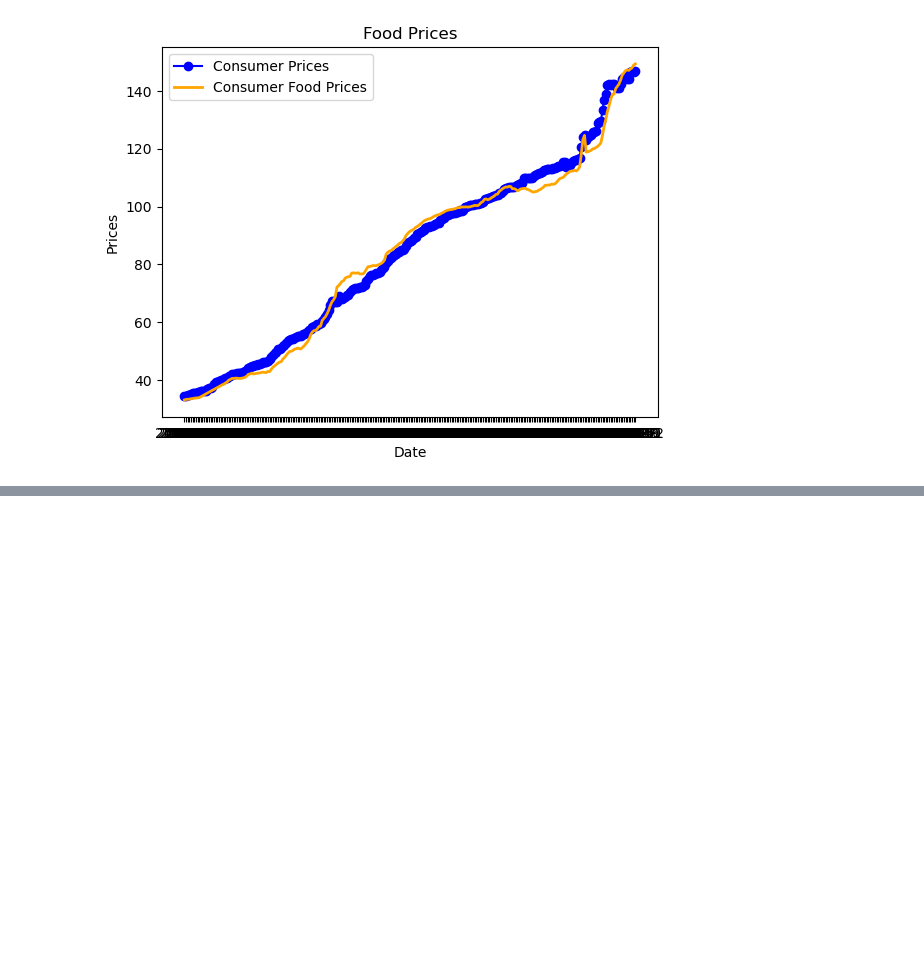
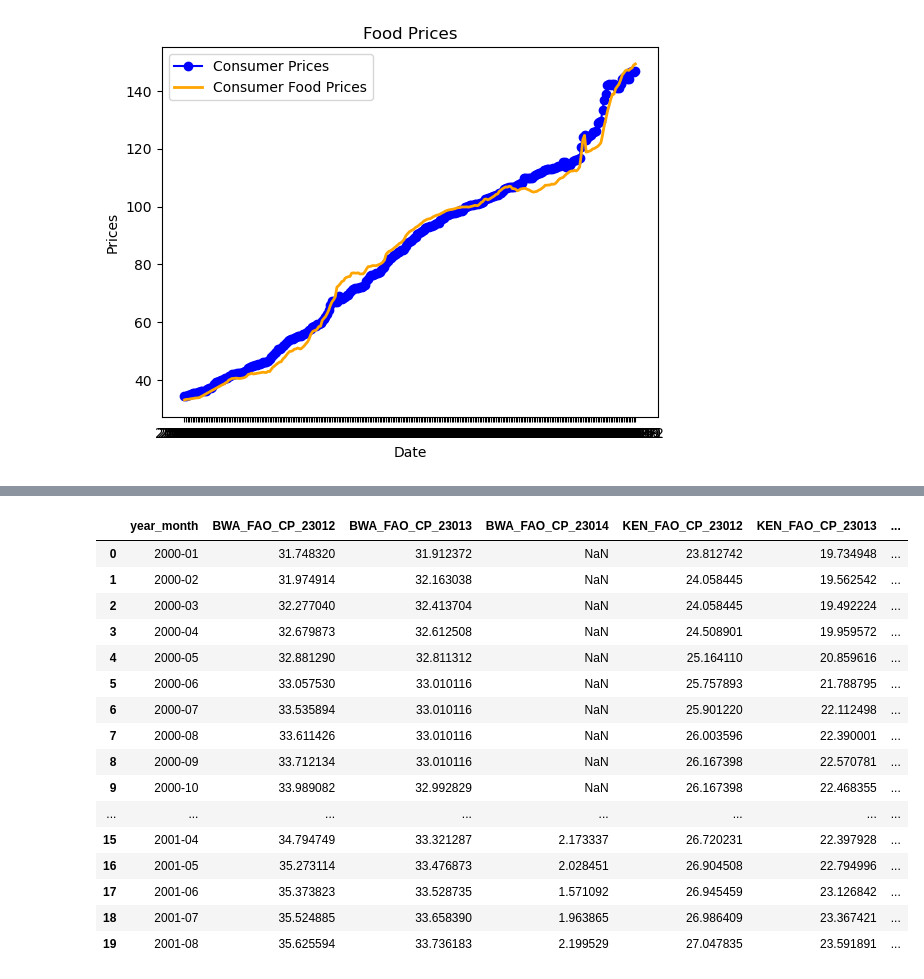
Before and after one commit to GorataB/Hackathon_PolyglotPioneers, a Jupyter notebook: Data Cleaning.ipynb, the cells around one changed output, grey strips where cells are left out. Drawn from its saved outputs; the diff is of its cells as text; code cells hidden in the pictures; blank space fills up the shorter version.

```diff
--- a/Data Cleaning.ipynb
+++ b/Data Cleaning.ipynb
@@ -456,0 +461,3 @@ plt.show()
+# %%
+# Load HCP dataset
+hcp = pd.read_csv(f"{DATA_DIR}/05_human_capital_project.csv", parse_dates=["Date"])
@@ -456,0 +488,6 @@ plt.show()
+# %%
+# Pivot HCP long → wide
+hcp_m = add_ym(hcp)
+hcp_m["col"] = hcp_m["REF_AREA"] + "_" + hcp_m["INDICATOR"]
+hcp_wide = hcp_m.pivot_table(index="year_month", columns="col", values="Value", aggfunc="first").reset_index()
+hcp_wide.columns.name = None
@@ -456,0 +529,20 @@ plt.show()
+# %%
+hcp_wide.head(20)
+# %% [output]
+|  | year_month | BWA_FAO_CP_23012 | BWA_FAO_CP_23013 | BWA_FAO_CP_23014 | KEN_FAO_CP_23012 | KEN_FAO_CP_23013 | ... |
+| 0 | 2000-01 | 31.748320 | 31.912372 | NaN | 23.812742 | 19.734948 | ... |
+| 1 | 2000-02 | 31.974914 | 32.163038 | NaN | 24.058445 | 19.562542 | ... |
+| 2 | 2000-03 | 32.277040 | 32.413704 | NaN | 24.058445 | 19.492224 | ... |
+| 3 | 2000-04 | 32.679873 | 32.612508 | NaN | 24.508901 | 19.959572 | ... |
+| 4 | 2000-05 | 32.881290 | 32.811312 | NaN | 25.164110 | 20.859616 | ... |
+| 5 | 2000-06 | 33.057530 | 33.010116 | NaN | 25.757893 | 21.788795 | ... |
+| 6 | 2000-07 | 33.535894 | 33.010116 | NaN | 25.901220 | 22.112498 | ... |
+| 7 | 2000-08 | 33.611426 | 33.010116 | NaN | 26.003596 | 22.390001 | ... |
+| 8 | 2000-09 | 33.712134 | 33.010116 | NaN | 26.167398 | 22.570781 | ... |
+| 9 | 2000-10 | 33.989082 | 32.992829 | NaN | 26.167398 | 22.468355 | ... |
+| ... | ... | ... | ... | ... | ... | ... | ... |
+| 15 | 2001-04 | 34.794749 | 33.321287 | 2.173337 | 26.720231 | 22.397928 | ... |
+| 16 | 2001-05 | 35.273114 | 33.476873 | 2.028451 | 26.904508 | 22.794996 | ... |
+| 17 | 2001-06 | 35.373823 | 33.528735 | 1.571092 | 26.945459 | 23.126842 | ... |
+| 18 | 2001-07 | 35.524885 | 33.658390 | 1.963865 | 26.986409 | 23.367421 | ... |
+| 19 | 2001-08 | 35.625594 | 33.736183 | 2.199529 | 27.047835 | 23.591891 | ... |
```
Also changed, not shown: parts of 9 cells of this notebook.
